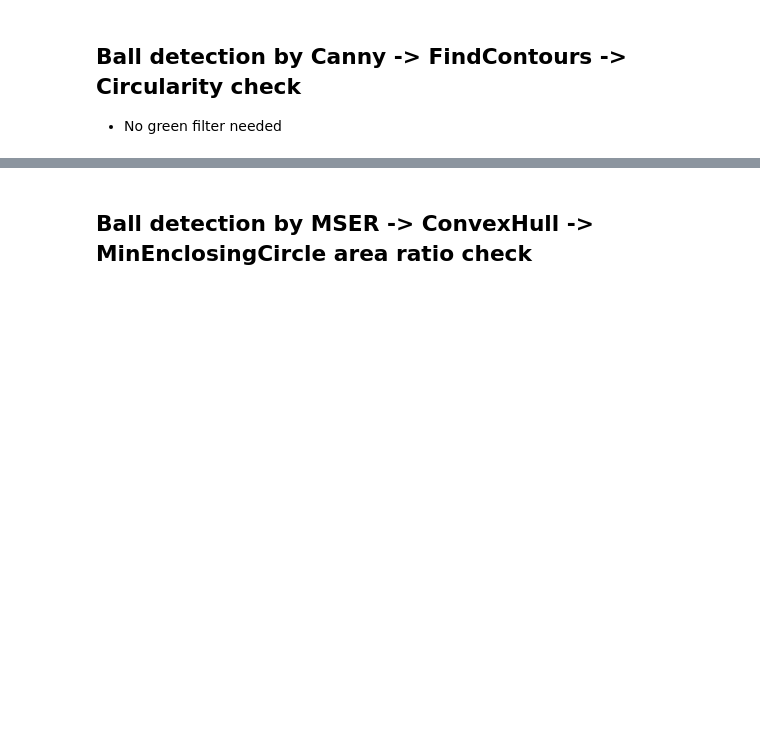
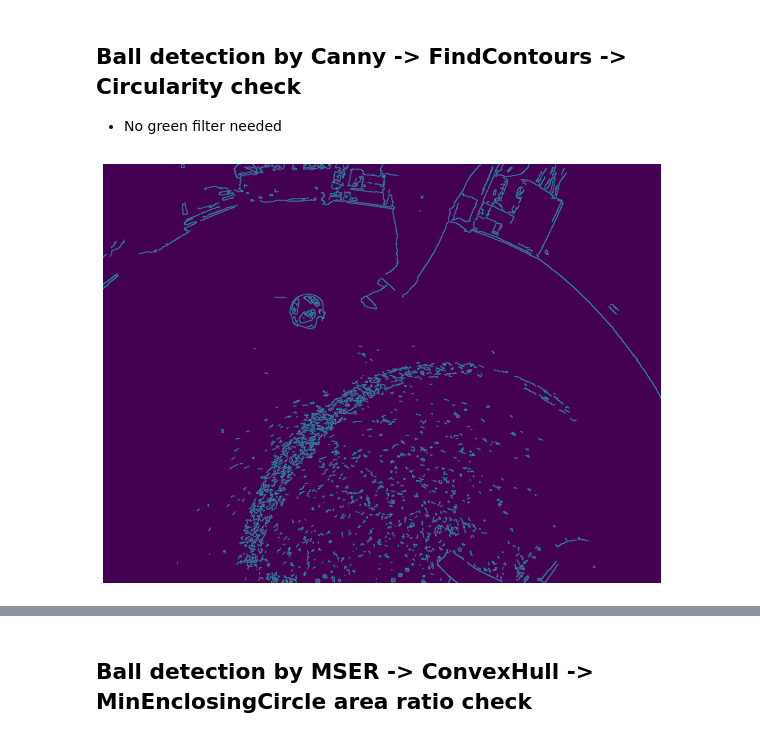
Before and after one commit to StarkitRobots/cvr_course, a Jupyter notebook: notebooks/cv_sem2.ipynb, the cells around one changed output, grey strips where cells are left out. Saved outputs shown, nothing was run; the diff lists cells and outputs as text; code cells hidden in the pictures; blank space fills up the shorter version.

```diff
--- a/notebooks/cv_sem2.ipynb
+++ b/notebooks/cv_sem2.ipynb
@@ -88 +127,15 @@ plt.show()
+# %%
+# Preparing input image
+im_rgb = cv2.imread("../data/imgs/ball.png", cv2.IMREAD_COLOR)
+im_gray = cv2.cvtColor(im_rgb, cv2.COLOR_BGR2GRAY)
+
+# Doing Canny edge detector
+edges = cv2.Canny(im_gray, 100, 200)
+
+# Displaying Canny edge detector results
+plt.imshow(edges)
+plt.axis('off')
+plt.show()
+# %% [output]
+[figure, added]
 # %%
```
Also changed, not shown: parts of 32 cells of this notebook.
